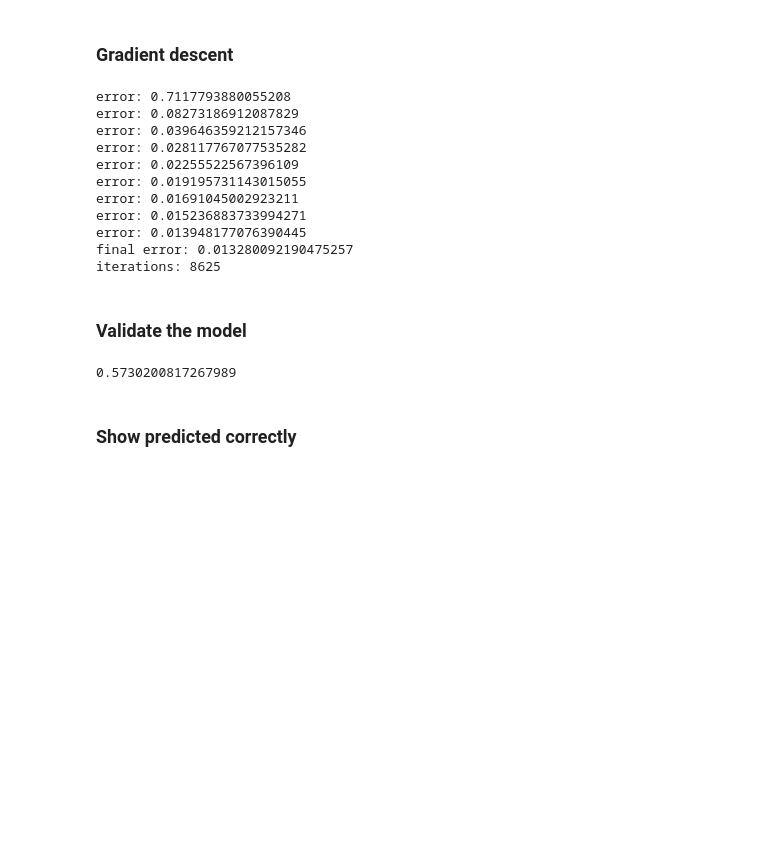
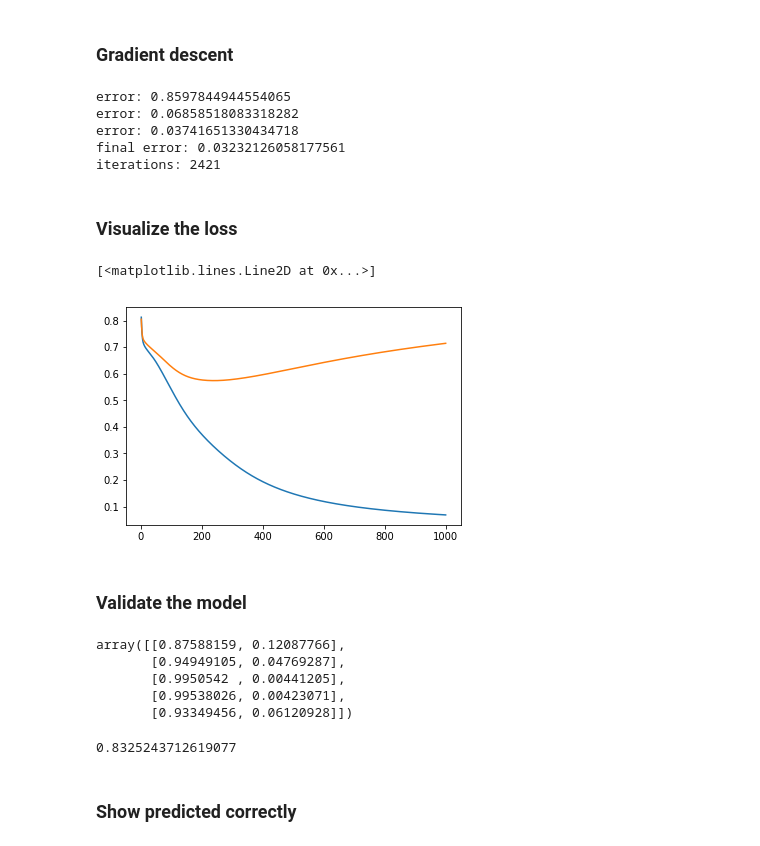
Before and after one commit to artemkv/toy-datasci, a Jupyter notebook: feed_forward_neural_network.ipynb, the cells around one changed output. Drawn from its saved outputs; the diff is of its cells as text; code cells hidden in the pictures; blank space fills up the shorter version.

```diff
--- a/feed_forward_neural_network.ipynb
+++ b/feed_forward_neural_network.ipynb
@@ -188,15 +193,20 @@ cross_entropy(T_train, Y_train)
 # %% [markdown]
 ### Gradient descent
+# %%
+# Remember the loss to visualize after training
+ERR_ITERATIONS_TO_REMEMBER = 1000
+train_errors = np.empty((ERR_ITERATIONS_TO_REMEMBER, 2), dtype=float)
+test_errors = np.empty((ERR_ITERATIONS_TO_REMEMBER, 2), dtype=float)
 # %%
-# get starting error
-Y_train = nn.forward(X_train)
-err_prev = cross_entropy(T_train, Y_train)
+# error_delta
+err_delta = 0.00001
 
 # counter
 cnt = 0
 
-# error_delta
-err_delta = 0.000001
+# get starting error
+Y_train = nn.forward(X_train)
+err_prev = cross_entropy(T_train, Y_train)
 
 while True:
     # print error every 1000 steps
@@ -216,29 +226,51 @@ while True:
         break
     err_prev = err
 
+    # remember the value of an error
+    # slightly hacky, because nn has state and forward pass actually changes it
+    # so I need to re-evaluate it on training data, otherwise backprop will fail
+    if (cnt <= ERR_ITERATIONS_TO_REMEMBER):
+        Y_test = nn.forward(X_test)
+        test_err = cross_entropy(T_test, Y_test)
+        test_errors[cnt - 1] = [cnt, test_err]
+
+        Y_train = nn.forward(X_train)
+        train_err = cross_entropy(T_train, Y_train)
+        train_errors[cnt - 1] = [cnt, train_err]
+
 
 print('final error: ' + str(err))
 print('iterations: ' + str(cnt))
 # %% [output]
-error: 0.7117793880055208
-error: 0.08273186912087829
-error: 0.039646359212157346
-error: 0.028117767077535282
-error: 0.02255522567396109
-error: 0.019195731143015055
-error: 0.01691045002923211
-error: 0.015236883733994271
-error: 0.013948177076390445
-final error: 0.013280092190475257
-iterations: 8625
+error: 0.8597844944554065
+error: 0.06858518083318282
+error: 0.03741651330434718
+final error: 0.03232126058177561
+iterations: 2421
+# %% [markdown]
+### Visualize the loss
+# %%
+plt.plot(train_errors[:, 0], train_errors[:, 1])
+plt.plot(test_errors[:, 0], test_errors[:, 1])
+# %% [output]
+[<matplotlib.lines.Line2D at 0x...>]
+[figure, added]
 # %% [markdown]
 ### Validate the model
 # %%
 Y_test = nn.forward(X_test)
-validation_err = cross_entropy(T_test, Y_test)
-validation_err
+Y_test[:5]
 # %% [output]
-0.5730200817267989
+array([[0.87588159, 0.12087766],
+       [0.94949105, 0.04769287],
+       [0.9950542 , 0.00441205],
+       [0.99538026, 0.00423071],
+       [0.93349456, 0.06120928]])
+# %%
+validation_err = cross_entropy(T_test, Y_test)
+validation_err
+# %% [output]
+0.8325243712619077
 # %%
 softmax = np.exp(Y_test[:, 0]) / np.sum(np.exp(Y_test), axis=1)
 labels = np.where(softmax < 0.5, 0.0, 1.0)
```
Also changed, not shown: parts of 13 cells of this notebook.
